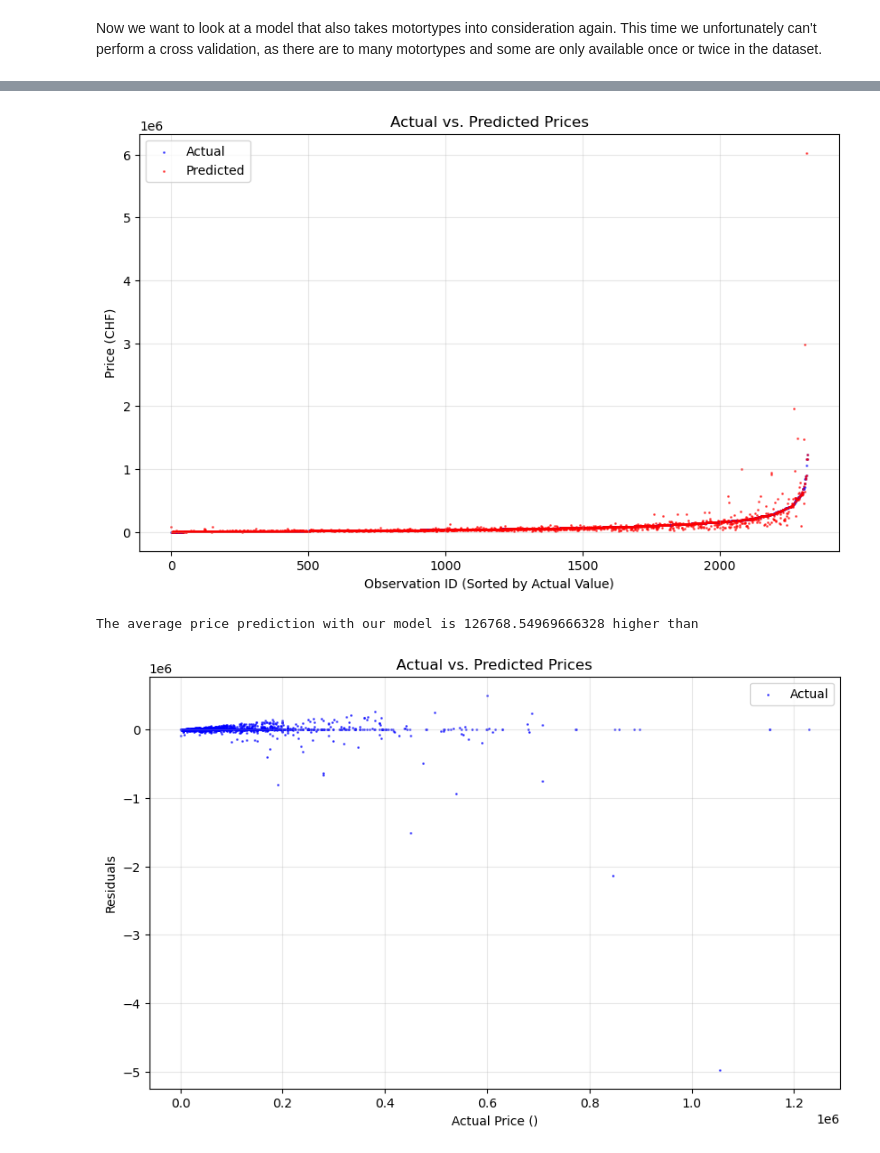
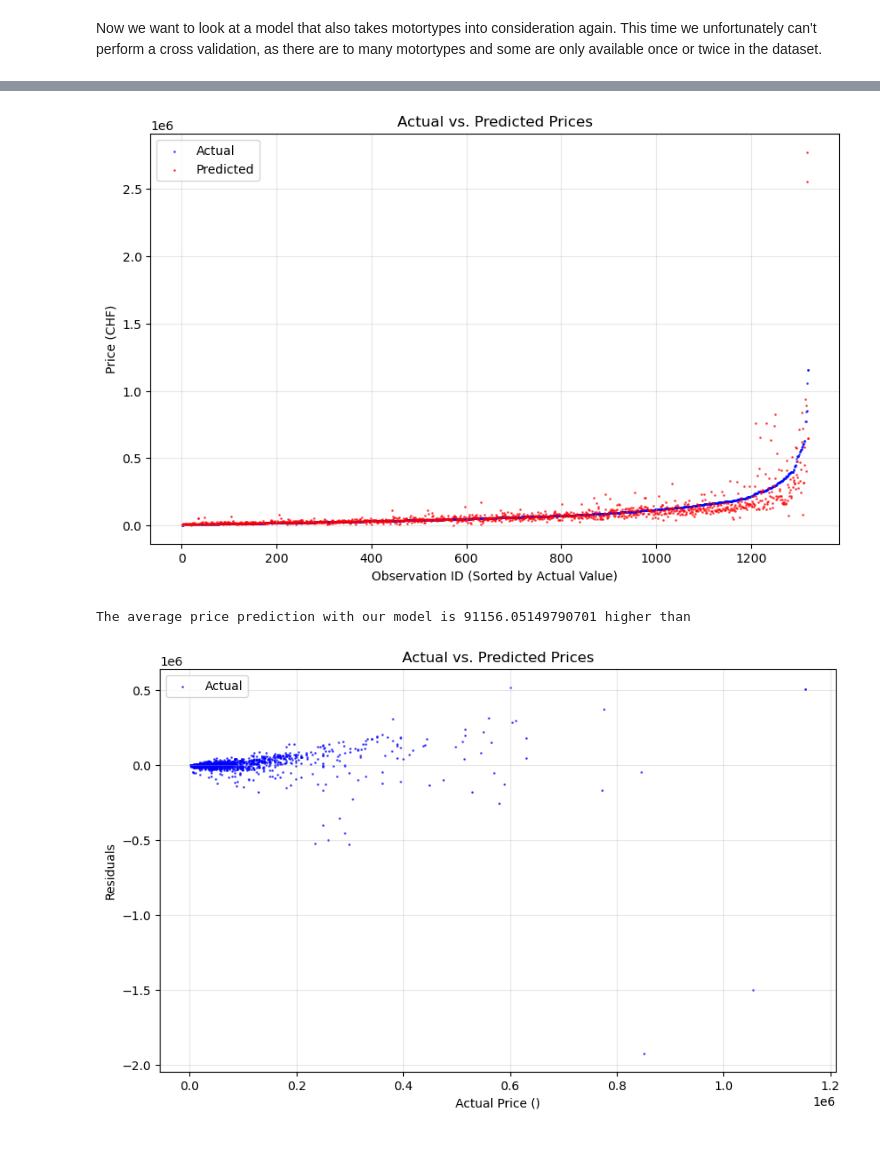
Before and after one commit to ledostxx/boat-valuation, a Jupyter notebook: new_structure/hedonic_model.ipynb, the cells around one changed output, grey strips where cells are left out. Saved outputs shown, nothing was run; the diff lists cells and outputs as text; code cells hidden in the pictures.

```diff
--- a/new_structure/hedonic_model.ipynb
+++ b/new_structure/hedonic_model.ipynb
@@ -220,7 +126,7 @@ for i, col in enumerate(df_clean.columns.difference(['spec_listing_id', 'URL', '
     if df_clean[col].dtype in ['string', 'object', 'bool']:
         sns.boxplot(data=df_clean, x=col, y="log_spec_price_chf", ax=axes[i])
     elif df_clean[col].dtype in ['int64', 'float64']:
-        axes[i].scatter( df_clean[col], df["log_spec_price_chf"])
+        axes[i].scatter( df_clean[col], df_clean["log_spec_price_chf"])
     axes[i].set_xlabel(col)
     axes[i].set_ylabel("Log-Price (CHF)")
     axes[i].tick_params(axis='x', rotation=45)
@@ -475,10 +409,10 @@ import seaborn as sns
 from sklearn.model_selection import train_test_split
 from sklearn.linear_model import LinearRegression
 
-print(df.columns)
+print(df_clean.columns)
 # Define variables to exclude
-exclude_cols = ['URL', 'spec_listing_id', 'spec_width_m', 'spec_length_m', 'spec_price_chf']
-df_fit = df.drop(columns=exclude_cols)
+exclude_cols = ['URL', 'spec_listing_id', 'spec_width_m', 'spec_length_m', 'spec_price_chf', 'spec_motor']
+df_fit = df_clean.drop(columns=exclude_cols)
 
 # Convert all string columns to object type (for encoding)
 df_fit = df_fit.astype({col: "object" for col in df_fit.select_dtypes(include="string").columns})
@@ -531,14 +465,11 @@ plt.ylabel("Price (CHF)")
 plt.title("Actual vs. Predicted Prices")
 plt.legend()
 plt.grid(alpha=0.3)
-
 plt.show()
 
 # Calculate and print mean deviation in price (converted back from log)
 rmse = np.sqrt(mean_squared_error(y_actual_sorted, y_pred_sorted))
 print(f'The average price prediction with our model is {rmse} higher than ')
-
-
 
 # Plot residuals vs outcome
 residuals = y_actual_sorted - y_pred_sorted
@@ -574,3 +505,3 @@ Name: log_spec_price_chf, Length: 2320, dtype: int64
-[figure, old version]
+[figure, new version]
-The average price prediction with our model is 126768.54969666328 higher than
+The average price prediction with our model is 91156.05149790701 higher than
-[figure, old version]
+[figure, new version]
```
Also changed, not shown: parts of 15 cells of this notebook.
